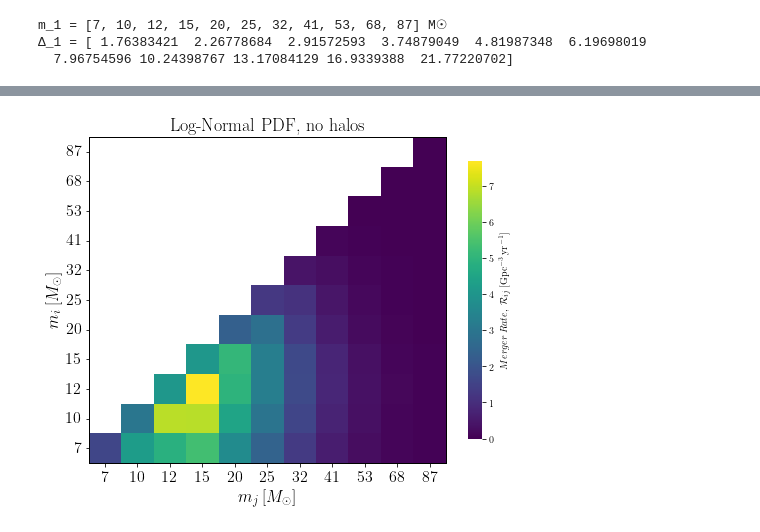
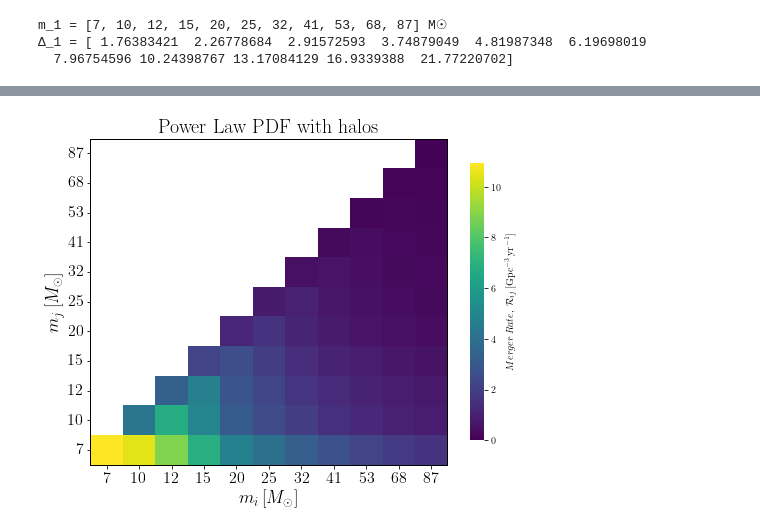
Before and after one commit to pratibhajangra591/Ifca-github, a Jupyter notebook: combinedmerger.ipynb, the cells around one changed output, grey strips where cells are left out. Saved outputs shown, nothing was run; the diff lists cells and outputs as text; code cells hidden in the pictures.

```diff
--- a/combinedmerger.ipynb
+++ b/combinedmerger.ipynb
@@ -231,7 +211,7 @@ m_1 = [7, 10, 12, 15, 20, 25, 32, 41, 53, 68, 87] M☉
 # Calculation of the 2D merger rate for Powerlaw PBH mass distribution.
 #The resolution of the PBHs masses m_1 is Δ_1 and of m_2 is Δ_2.
 
-halos_presence = 'False'
+DM_halos_presence = 'False'
 Merger_PWR_1 = np.zeros((11, 11))
 
 
@@ -249,10 +229,10 @@ for i in range(11):
             return ((α-1)/M) * ((m/M)**(-α))
 
         if i==j:
-            Merger_PWR_1[i,j] = 0.5 * merger_rate(m_1_list[i], m_2_list[j], Δ_1_list[i], Δ_2_list[j], t_m)
+            Merger_PWR_1[i,j] = 0.5 * merger_rate(m_1_list[i], m_2_list[j], Δ_1_list[i], Δ_2_list[j], t_m, DM_halos_presence)
 
         else:
-            Merger_PWR_1[i,j] = merger_rate( m_1_list[i], m_2_list[j], Δ_1_list[i], Δ_2_list[j], t_m)
+            Merger_PWR_1[i,j] = merger_rate( m_1_list[i], m_2_list[j], Δ_1_list[i], Δ_2_list[j], t_m, DM_halos_presence)
 
 
 
@@ -310,69 +355,69 @@ NameError: name 'DM_halos_presence' is not defined
 # %%
-# Calculation of the 2D merger rate for Log-Normal PBH mass Distribution.
+# Calculation of the 2D merger rate for Powerlaw PBH mass distribution.
 #The resolution of the PBHs masses m_1 is Δ_1 and of m_2 is Δ_2.
 
+DM_halos_presence = 'True'
+Merger_haloPWR_1 = np.zeros((11, 11))
 
-DM_halos_presence = 'False'
-Merger_Lognormal_1 = np.zeros((11, 11))
 
 
 for i in range(11):
     for j in range(11):
 
-        f_pbh = 3.7e-3
-        f = 0.85*f_pbh
+        f_pbh = 4.3e-3
+        f = 0.85 * f_pbh
 
-        def P(m):                  #Log-Normal PBH mass Distribution
-            σ = 0.6
-            m_c = 15               #in units of M☉, for PBHs mass range of 5 M☉-100 M☉ .
-            return  (1/(σ * m * np.sqrt(2*π))) * np.exp(-(((np.log(m/m_c))**2)/(2*(σ**2))))
+
+        def P(m):      #Powerlaw PBH mass distribution
+            α = 1.6
+            M = 5      #in units of M☉, for PBHs mass range of 5 M☉-100 M☉ .
+            return ((α-1)/M) * ((m/M)**(-α))
 
         if i==j:
-            Merger_Lognormal_1[i, j] = 0.5 * merger_rate(m_1_list[i], m_2_list[j], Δ_1_list[i], Δ_2_list[j], t_m)
+            Merger_haloPWR_1[i,j] = 0.5*merger_rate(m_1_list[i], m_2_list[j], Δ_1_list[i], Δ_2_list[j],  t_m, DM_halos_presence)
 
         else:
-            Merger_Lognormal_1[i, j] = merger_rate(m_1_list[i], m_2_list[j], Δ_1_list[i], Δ_2_list[j], t_m)
+            Merger_haloPWR_1[i,j] = merger_rate(m_1_list[i], m_2_list[j], Δ_1_list[i], Δ_2_list[j],  t_m, DM_halos_presence)
+
+
+
+np.save("Merger_haloPWR_1", Merger_haloPWR_1)
 
 
 
 
-np.save("Merger_Lognormal_1", Merger_Lognormal_1)
+# Plot of merger rate for Power Law PBH mass function.
+
+mask = np.tril(np.ones((11,11)), k = -1)  #created an array of shape Merger_12 with all the elements in it being 0.
+fig,ax= plt.subplots(figsize=(8, 6))
 
 
 
-
-plt.rcParams['font.family'] = 'serif'
-plt.rcParams['xtick.direction'] = 'out'
-plt.rcParams['ytick.direction'] = 'out'
-
-
-
-mask = np.tril(np.ones((11,11)),k = -1)  #created an array of shape Merger_12 with all the elements in it being 0.
-fig,ax = plt.subplots(figsize = (8, 6))
-
-
-ax = sns.heatmap(Merger_Lognormal_1, mask = mask,  cmap = 'viridis', cbar = True,
+ax = sns.heatmap(Merger_haloPWR_1, mask = mask,  cmap = 'viridis', cbar = True,
                  cbar_kws = {"shrink": 0.85,'label': '$Merger \: Rate, \: \mathcal{R}_{ij} \: [\mathrm{Gpc}^{-3} \, \mathrm{yr}^{-1}]$'},
                  vmin = 0)
-
-
-ax.set_xticklabels(m_1_list, fontsize = 16)
-ax.set_yticklabels(m_2_list, rotation = 360, fontsize = 16)
-ax.tick_params(left = True, bottom = True)
-
 
 
 # make frame visible
 for _, spine in ax.spines.items():
     spine.set_visible(True)
     spine.set_linewidth(1)
 
+
+plt.rcParams['xtick.direction'] = 'out'
+plt.rcParams['ytick.direction'] = 'out'
+plt.rcParams['font.family'] = 'serif'
+
+ax.set_xticklabels(m_1_list, fontsize = 16)
+ax.set_yticklabels(m_2_list,rotation = 360, fontsize = 16)
+
+
 ax.invert_yaxis()
-plt.xlabel('$m_{j}\: [M_{\odot}]$', fontsize = 17)
-plt.ylabel('$m_{i}\: [M_{\odot}]$', fontsize = 17)
-plt.title('Log-Normal PDF, no halos', fontsize = 18)
-plt.savefig('1LogNormalnohalos.pdf')
+plt.xlabel('$m_{i}\,[M_{\odot}]$', fontsize = 18)
+plt.ylabel('$m_{j}\,[M_{\odot}]$', fontsize = 18)
+plt.title('Power Law PDF with halos', fontsize=20)
+plt.savefig('1hPWRLawDM.pdf')
 plt.show()
 # %% [output]
-[figure, old version]
+[figure, new version]
 # %%
```
Also changed, not shown: parts of 11 cells of this notebook.
